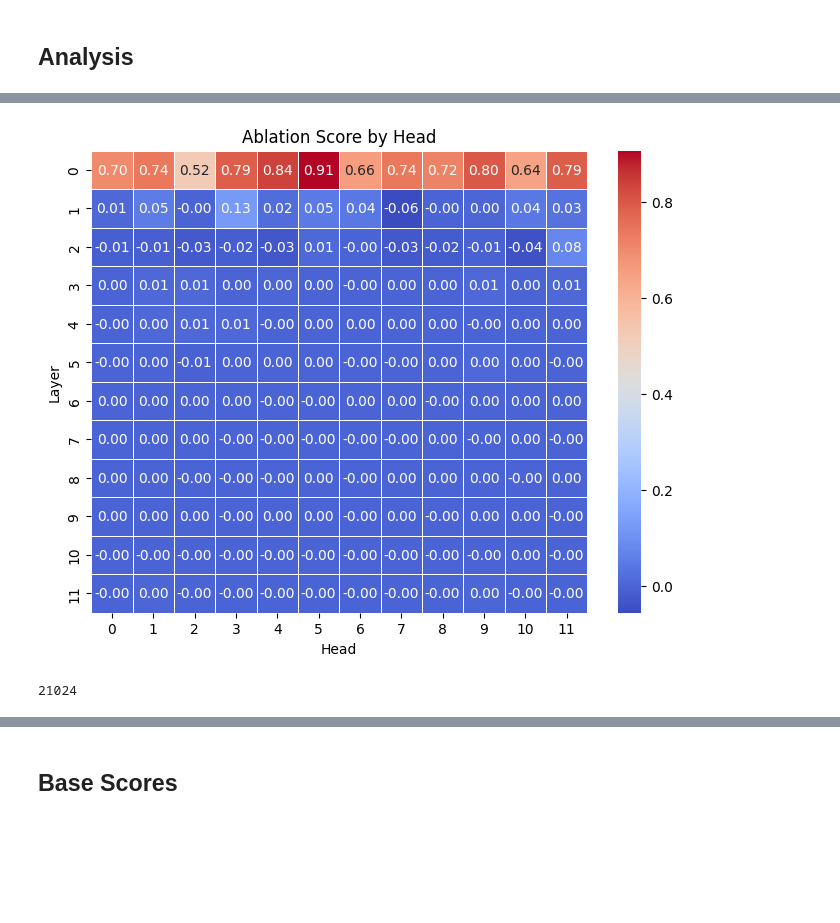
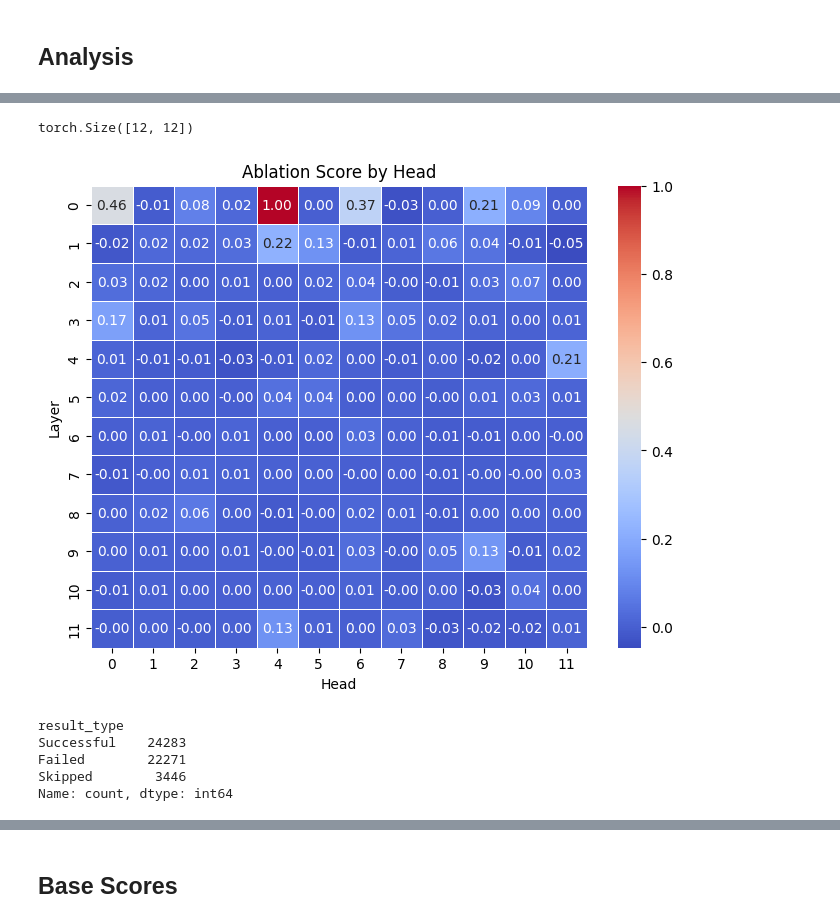
Before and after one commit to wid0gast/interp-toxicity, a Jupyter notebook: textattack.ipynb, the cells around one changed output, grey strips where cells are left out. Saved outputs shown, nothing was run; the diff lists cells and outputs as text; code cells hidden in the pictures; blank space fills up the shorter version.

```diff
--- a/textattack.ipynb
+++ b/textattack.ipynb
@@ -287,36 +292,40 @@ pd.read_csv('pgd_log_toxigen_similar.csv')
 # %%
 attack_name = "pruthi"
 # %%
-ablation_scores = torch.load(f"bert_ablation_scores_jigsaw_perturbed.pth", map_location=torch.device('cpu'))
+ablation_scores = torch.load(f"{attack_name}/bert_ablation_scores_jigsaw_perturbed.pth", map_location=torch.device('cpu'))
+# %%
+ablation_scores.shape
+# %% [output]
+torch.Size([12, 12])
 # %%
-tensor_np = ablation_scores.cpu().detach().numpy() * 1000
+tensor_np = ablation_scores.cpu().detach().numpy()
 tensor_min = tensor_np.min()
 tensor_max = tensor_np.max()
 
-# # Shift so that 0 stays at 0
-# if abs(tensor_max) > abs(tensor_min):
-#     scale = tensor_max
-# else:
-#     scale = -tensor_min
+# Shift so that 0 stays at 0
+if abs(tensor_max) > abs(tensor_min):
+    scale = tensor_max
+else:
+    scale = -tensor_min
 
-# if scale != 0:
-#     tensor_np = tensor_np / scale
-# else:
-#     tensor_np = np.zeros_like(tensor_np)
+if scale != 0:
+    tensor_np = tensor_np / scale
+else:
+    tensor_np = np.zeros_like(tensor_np)
 
 
 # Plot the heatmap
 plt.figure(figsize=(8, 6))  # Adjust figure size
 sns.heatmap(tensor_np, annot=True, cmap="coolwarm", fmt=".2f", linewidths=0.5)
 
 # Add labels
 plt.title("Ablation Score by Head")
 plt.xlabel("Head")
 plt.ylabel("Layer")
 
-# plt.savefig(f'{attack_name}/bert_jigsaw_perturbed_ablation_scores_by_head.png')
+plt.savefig(f'{attack_name}/bert_jigsaw_perturbed_ablation_scores_by_head.png')
 # Show the plot
 plt.show()
 # %% [output]
-[figure, old version]
+[figure, new version]
 # %%
@@ -328,4 +337,8 @@ df = pd.read_csv(f'jigsaw/test.csv')[:len(base_preds)]
-# %%
-len(df)
-# %% [output]
-21024
+# %%
+pd.read_csv('pwws_log.csv').result_type.value_counts()
+# %% [output]
+result_type
+Successful    24283
+Failed        22271
+Skipped        3446
+Name: count, dtype: int64
```
Also changed, not shown: parts of 23 cells of this notebook, 3 other files.
